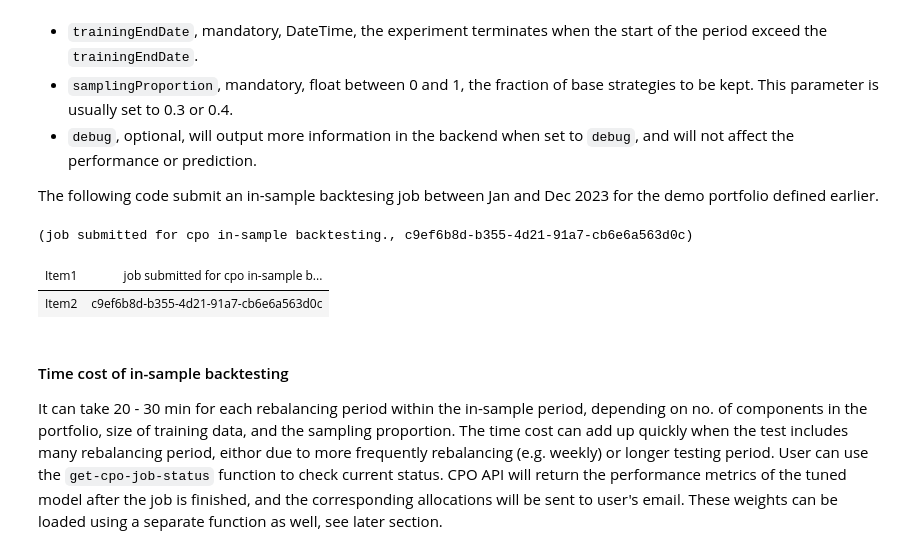
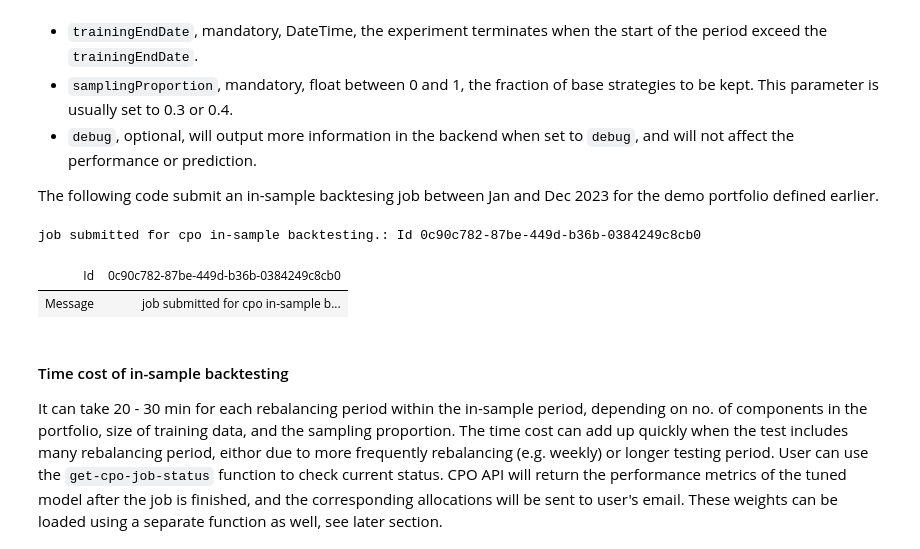
Before and after one commit to QuantConnect/PredictNowNET, a Jupyter notebook: PredictNowNET-Example-CSharp.ipynb, the cells around one changed output. Drawn from its saved outputs; the diff is of its cells as text; code cells hidden in the pictures.

```diff
--- a/PredictNowNET-Example-CSharp.ipynb
+++ b/PredictNowNET-Example-CSharp.ipynb
@@ -125,17 +126,17 @@ In-sample backtesting is used to determine the hyper-parameters of the CPO syste
 
 The following code submit an in-sample backtesing job between Jan and Dec 2023 for the demo portfolio defined earlier.
 # %%
-var (message, inSampleJobId) = client.RunInSampleBacktest(
+var inSampleResult = client.RunInSampleBacktest(
     portfolioParameters,
     trainingStartDate: new DateTime(2019, 01, 01),
     trainingEndDate: new DateTime(2019, 12, 31),
     samplingProportion: 0.3,
     debug: "debug");
-(message, inSampleJobId)
+inSampleResult
 # %% [output]
-(job submitted for cpo in-sample backtesting., c9ef6b8d-b355-4d21-91a7-cb6e6a563d0c)
+job submitted for cpo in-sample backtesting.: Id 0c90c782-87be-449d-b36b-0384249c8cb0
-| Item1 | job submitted for cpo in-sample b... |
-| Item2 | c9ef6b8d-b355-4d21-91a7-cb6e6a563d0c |
+| Id | 0c90c782-87be-449d-b36b-0384249c8cb0 |
+| Message | job submitted for cpo in-sample b... |
 # %% [markdown]
 #### Time cost of in-sample backtesting
 It can take 20 - 30 min for each rebalancing period within the in-sample period, depending on no. of components in the portfolio, size of training data, and the sampling proportion. The time cost can add up quickly when the test includes many rebalancing period, eithor due to more frequently rebalancing (e.g. weekly) or longer testing period. User can use the `get-cpo-job-status` function to check current status. CPO API will return the performance metrics of the tuned model after the job is finished, and the corresponding allocations will be sent to user's email. These weights can be loaded using a separate function as well, see later section.
```
Also changed, not shown: parts of 8 cells of this notebook, 6 other files.
